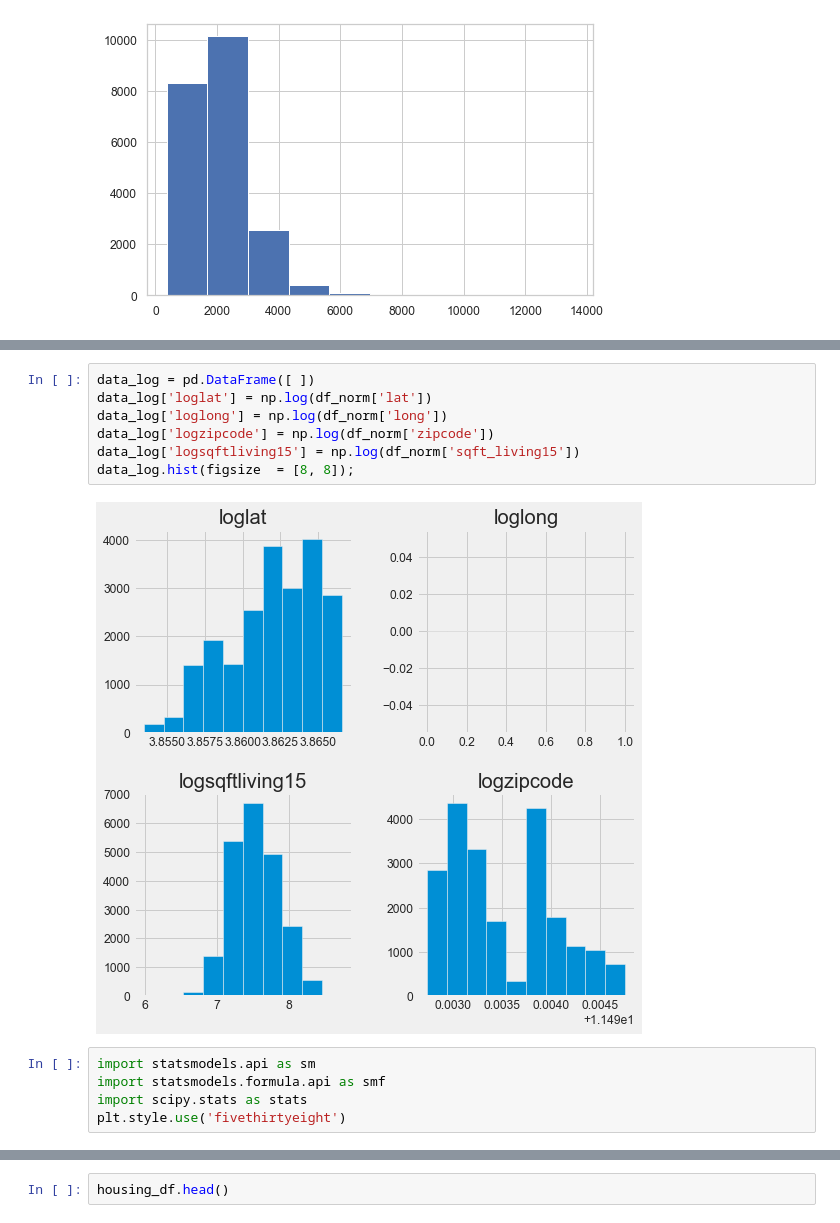
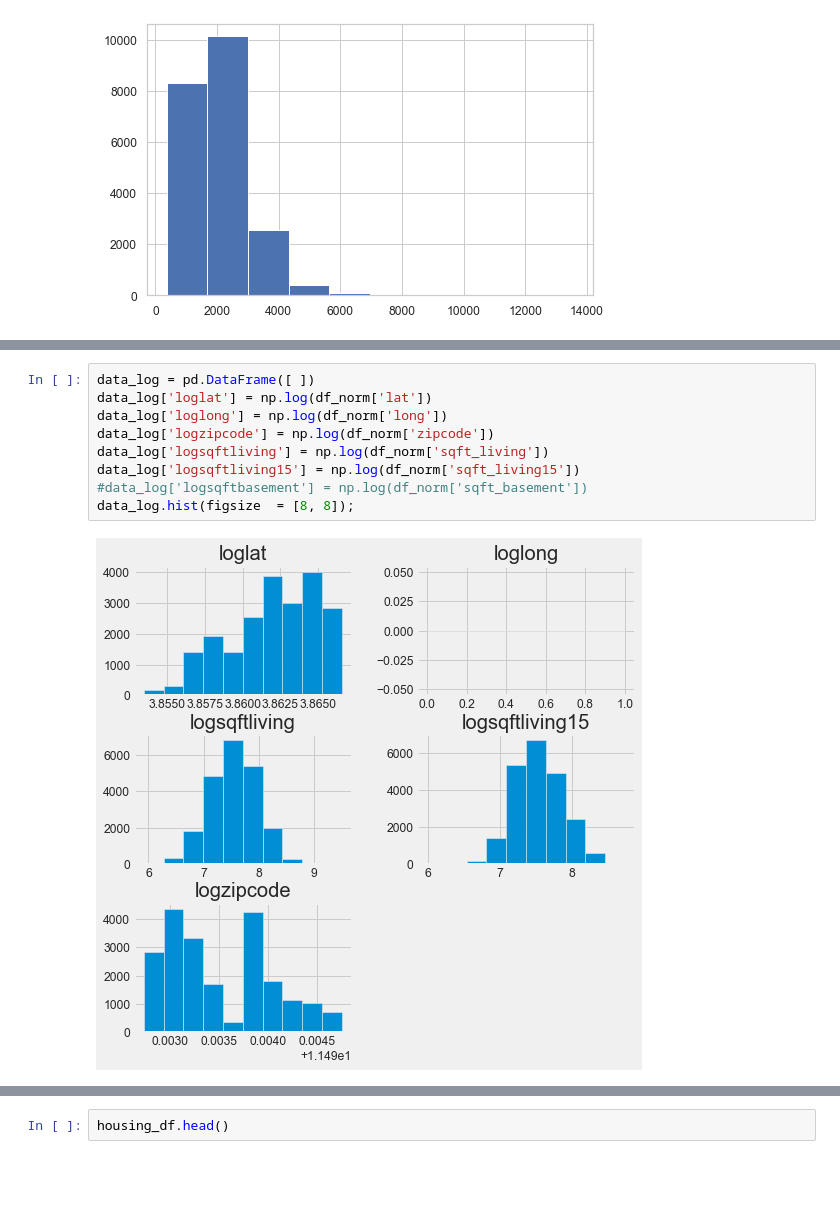
Before and after one commit to torresdavr/dsc-v2-mod1-final-project-online-ds-pt-100719, a Jupyter notebook: student.ipynb, the cells around one changed output, grey strips where cells are left out. Saved outputs shown, nothing was run; the diff lists cells and outputs as text; blank space fills up the shorter version.

```diff
--- a/student.ipynb
+++ b/student.ipynb
@@ -899,14 +906,11 @@ df_norm.hist(ax = ax);
 # %%
 data_log = pd.DataFrame([ ])
 data_log['loglat'] = np.log(df_norm['lat'])
 data_log['loglong'] = np.log(df_norm['long'])
 data_log['logzipcode'] = np.log(df_norm['zipcode'])
+data_log['logsqftliving'] = np.log(df_norm['sqft_living'])
 data_log['logsqftliving15'] = np.log(df_norm['sqft_living15'])
+#data_log['logsqftbasement'] = np.log(df_norm['sqft_basement'])
 data_log.hist(figsize  = [8, 8]);
 # %% [output]
-[figure, old version]
+[figure, new version]
-# %%
-import statsmodels.api as sm
-import statsmodels.formula.api as smf
-import scipy.stats as stats
-plt.style.use('fivethirtyeight')
```
Also changed, not shown: parts of 46 cells of this notebook.
